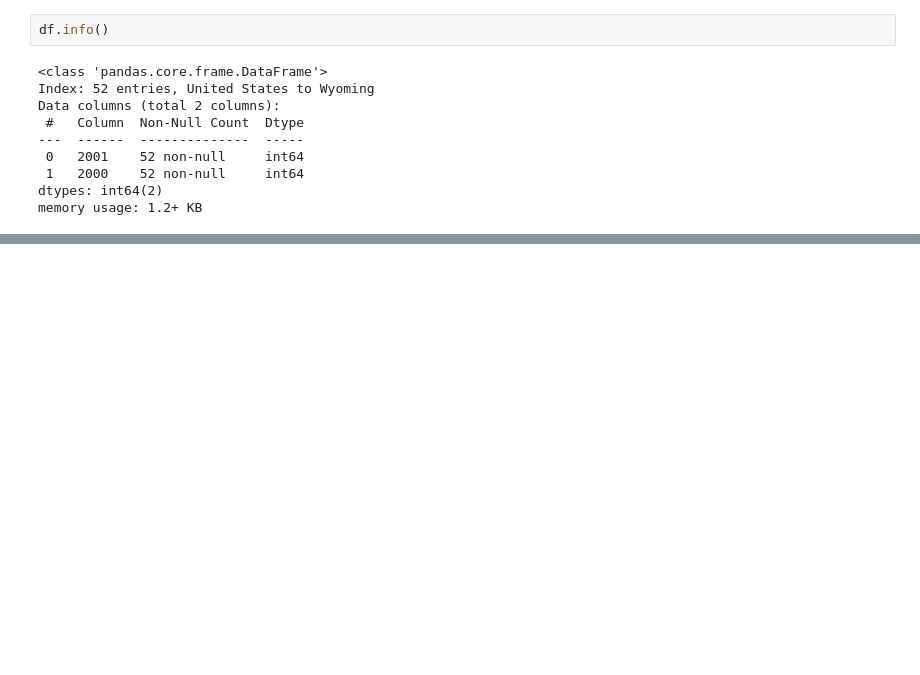
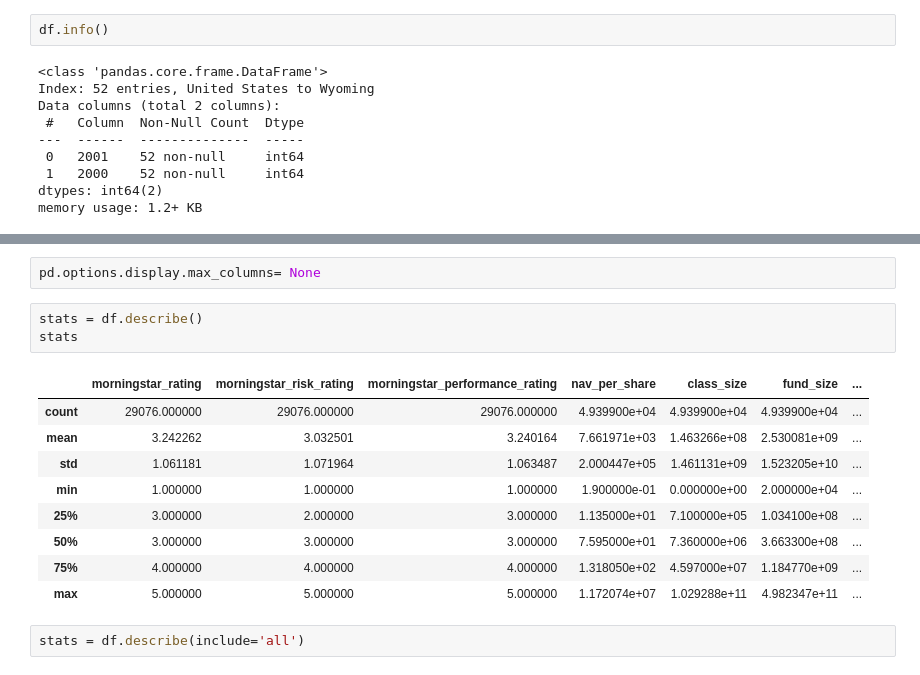
Before and after one commit to AndreasFeichtinger/Python-Jupyter-Notebooks, a Jupyter notebook: Pandas.ipynb, the cells around one changed output, grey strips where cells are left out. Saved outputs shown, nothing was run; the diff lists cells and outputs as text; blank space fills up the shorter version.

```diff
--- a/Pandas.ipynb
+++ b/Pandas.ipynb
@@ -1539,0 +1623,17 @@ memory usage: 1.2+ KB
+# %%
+pd.options.display.max_columns= None
+# %%
+stats = df.describe()
+stats
+# %% [output]
+|  | morningstar_rating | morningstar_risk_rating | morningstar_performance_rating | nav_per_share | class_size | fund_size | ... |
+| count | 29076.000000 | 29076.000000 | 29076.000000 | 4.939900e+04 | 4.939900e+04 | 4.939900e+04 | ... |
+| mean | 3.242262 | 3.032501 | 3.240164 | 7.661971e+03 | 1.463266e+08 | 2.530081e+09 | ... |
+| std | 1.061181 | 1.071964 | 1.063487 | 2.000447e+05 | 1.461131e+09 | 1.523205e+10 | ... |
+| min | 1.000000 | 1.000000 | 1.000000 | 1.900000e-01 | 0.000000e+00 | 2.000000e+04 | ... |
+| 25% | 3.000000 | 2.000000 | 3.000000 | 1.135000e+01 | 7.100000e+05 | 1.034100e+08 | ... |
+| 50% | 3.000000 | 3.000000 | 3.000000 | 7.595000e+01 | 7.360000e+06 | 3.663300e+08 | ... |
+| 75% | 4.000000 | 4.000000 | 4.000000 | 1.318050e+02 | 4.597000e+07 | 1.184770e+09 | ... |
+| max | 5.000000 | 5.000000 | 5.000000 | 1.172074e+07 | 1.029288e+11 | 4.982347e+11 | ... |
+# %%
+stats = df.describe(include='all')
```
Also changed, not shown: parts of 31 cells of this notebook.
